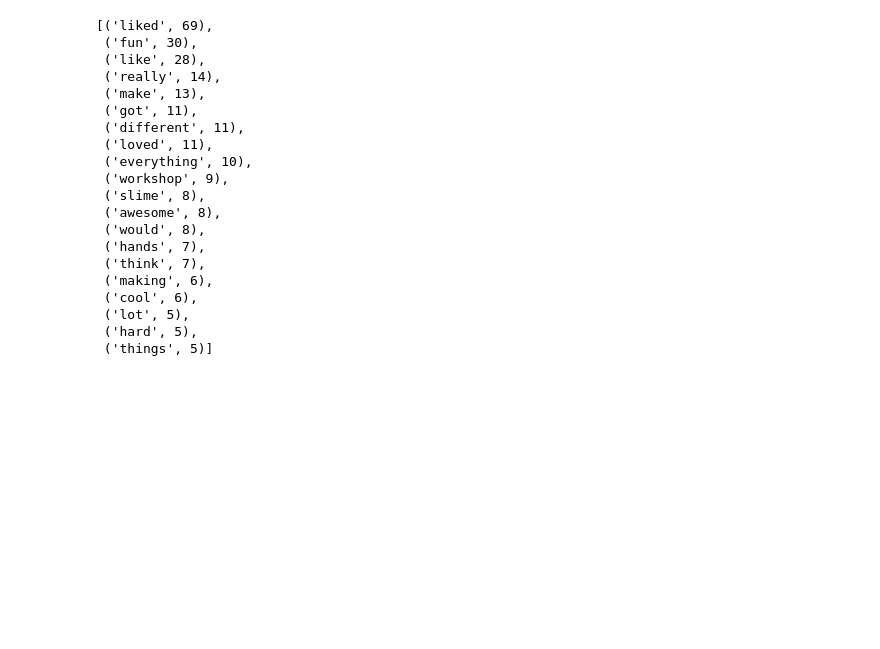
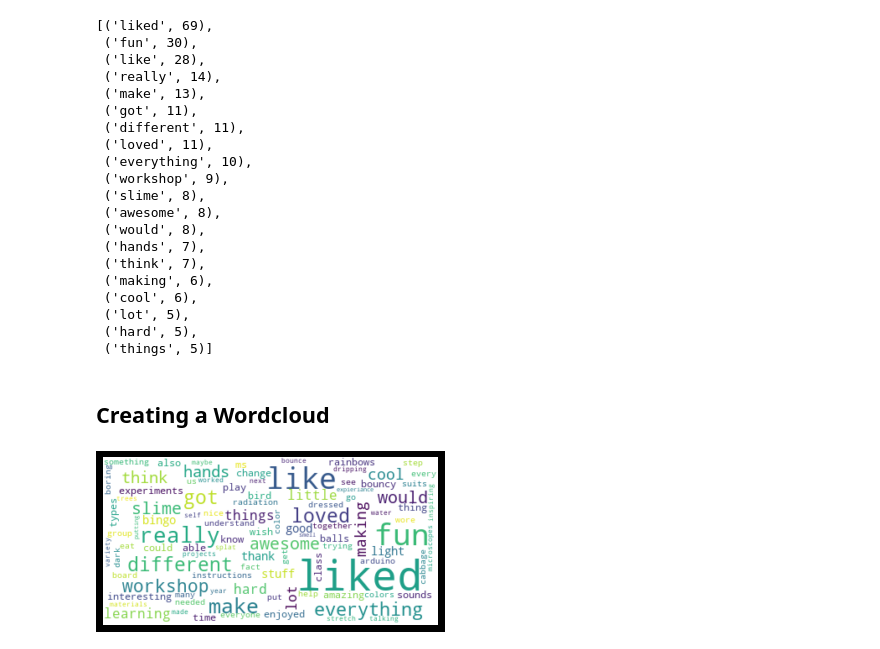
Before and after one commit to vermi/python-bootcamp, a Jupyter notebook: nltk.ipynb, the cells around one changed output. Saved outputs shown, nothing was run; the diff lists cells and outputs as text; code cells hidden in the pictures; blank space fills up the shorter version.

Commit message:
Updated with wordcloud demo

```diff
--- a/nltk.ipynb
+++ b/nltk.ipynb
@@ -105,3 +111,14 @@ pf.most_common(20)
  ('lot', 5),
  ('hard', 5),
  ('things', 5)]
+# %% [markdown]
+## Creating a Wordcloud
+# %%
+wordcloud = WordCloud(max_font_size=50, max_words=100, background_color="white").generate_from_frequencies(dict(pf.most_common()))
+
+plt.figure()
+plt.imshow(wordcloud, interpolation="bilinear")
+plt.axis("off")
+plt.show()
+# %% [output]
+[figure, added]
```
Also changed, not shown: parts of 3 cells of this notebook.
